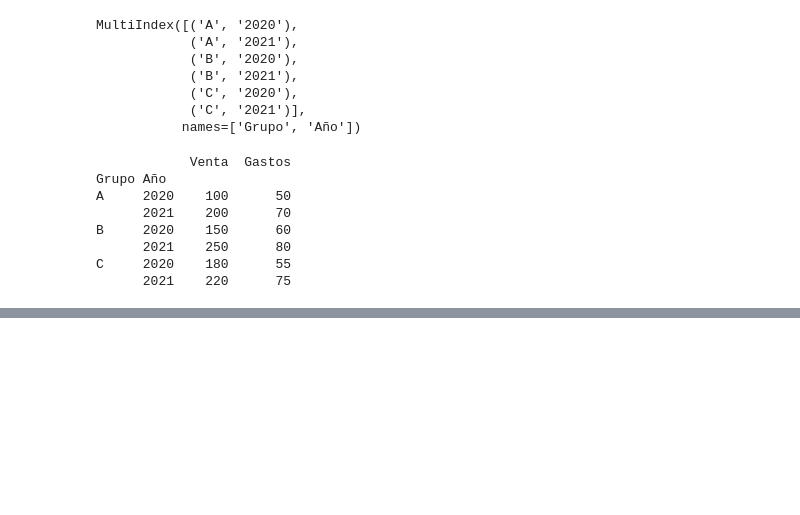
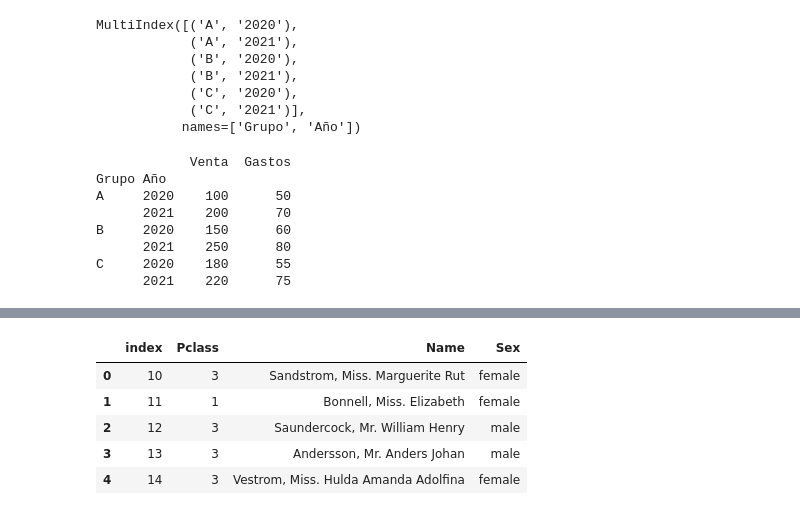
Before and after one commit to Angepira/AngePira.github.io, a Jupyter notebook: Clase_22_y_23.ipynb, the cells around one changed output, grey strips where cells are left out. Saved outputs shown, nothing was run; the diff lists cells and outputs as text; code cells hidden in the pictures; blank space fills up the shorter version.

```diff
--- a/Clase_22_y_23.ipynb
+++ b/Clase_22_y_23.ipynb
@@ -50,0 +302,11 @@ data = pd.Series(np.random.rand(9))
+# %%
+#Hacemos reset index, para que los índices de cada registro inicien desde cero y así poder concatenar los dataframes
+df2.reset_index(inplace = True)
+df2
+# %% [output]
+|  | index | Pclass | Name | Sex |
+| 0 | 10 | 3 | Sandstrom, Miss. Marguerite Rut | female |
+| 1 | 11 | 1 | Bonnell, Miss. Elizabeth | female |
+| 2 | 12 | 3 | Saundercock, Mr. William Henry | male |
+| 3 | 13 | 3 | Andersson, Mr. Anders Johan | male |
+| 4 | 14 | 3 | Vestrom, Miss. Hulda Amanda Adolfina | female |
```
Also changed, not shown: parts of 108 cells of this notebook.
